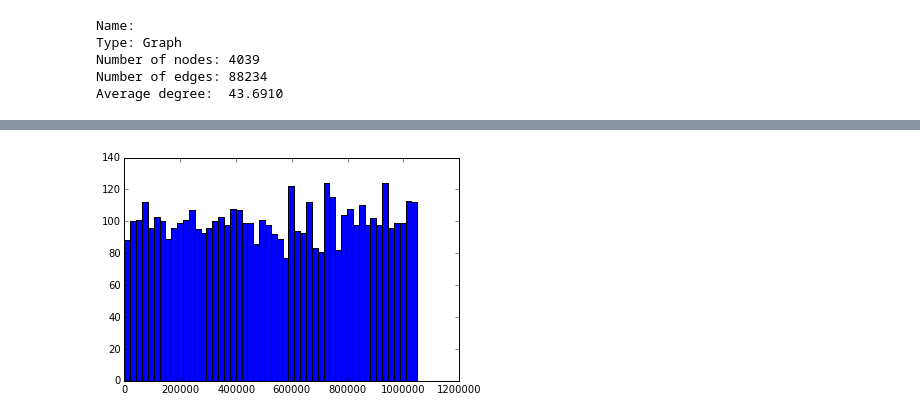
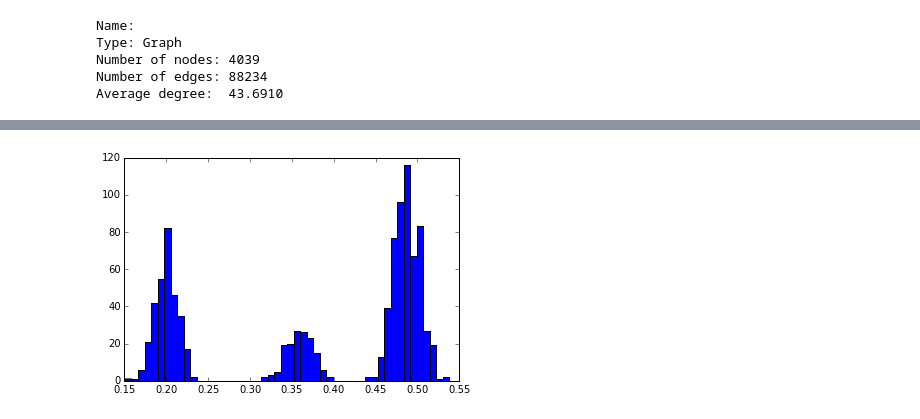
Before and after one commit to jmartinez14/fp-iga238, a Jupyter notebook: social_network_search.ipynb, the cells around one changed output, grey strips where cells are left out. Cells and saved outputs as stored; diff of their text form; code cells hidden in the pictures.

```diff
--- a/social_network_search.ipynb
+++ b/social_network_search.ipynb
@@ -36,0 +88,33 @@ nx.draw_networkx(G_fb, pos = spring_pos, cmap = plt.get_cmap("jet"), node_color
+# %%
+# Try with a large dataset
+
+def test_cascade(tuple_list):
+    DG = nx.DiGraph()
+    DG.add_edges_from(tuple_list, act_prob=0.2)
+
+    rand_row = random.randint(0, len(tuple_list) - 1)
+    rand_col = random.randint(0,1)
+
+    try:
+        my_seed = tuple_list[rand_row][rand_col]
+    except IndexError:
+        print len(tuple_list),rand_row,rand_col
+
+    outcome_len = []
+    n_trials = 1000
+    for n in np.arange(0,n_trials):
+        H = ic.independent_cascade(DG,[my_seed])
+        outcome_len.append(len(H) - 1)
+    prop_over1 = len([elt for elt in outcome_len if elt > 1])/(n_trials * 1.)
+    return prop_over1
+
+prop_list = []
+for n in np.arange(0,1000):
+#     mylist = [ ( random.randint(0, 50), random.randint(0, 50) ) for k in range(150) ]
+#     myList = (list(set(mylist)))
+    myList = [(1,2), (1,3), (1,5), (2,1), (3,2), (4,2), (4,3), \
+(4,6), (5,3), (5,4), (5,6), (6,4), (6,5)]
+    prop_list.append(test_cascade(myList))
+
+plt.hist(prop_list)
+plt.show()
@@ -37,7 +123,7 @@ nx.draw_networkx(G_fb, pos = spring_pos, cmap = plt.get_cmap("jet"), node_color
 # %%
-plt.hist(random.sample(xrange(1,df.shape[0]), 5000),bins=50)
+plt.hist(prop_list,bins=50)
 plt.show()
 # %% [output]
-[figure, old version]
+[figure, new version]
 # %%
 df = np.loadtxt("com-dblp.ungraph.txt")
```
Also changed, not shown: parts of 22 cells of this notebook, 7 other files.
